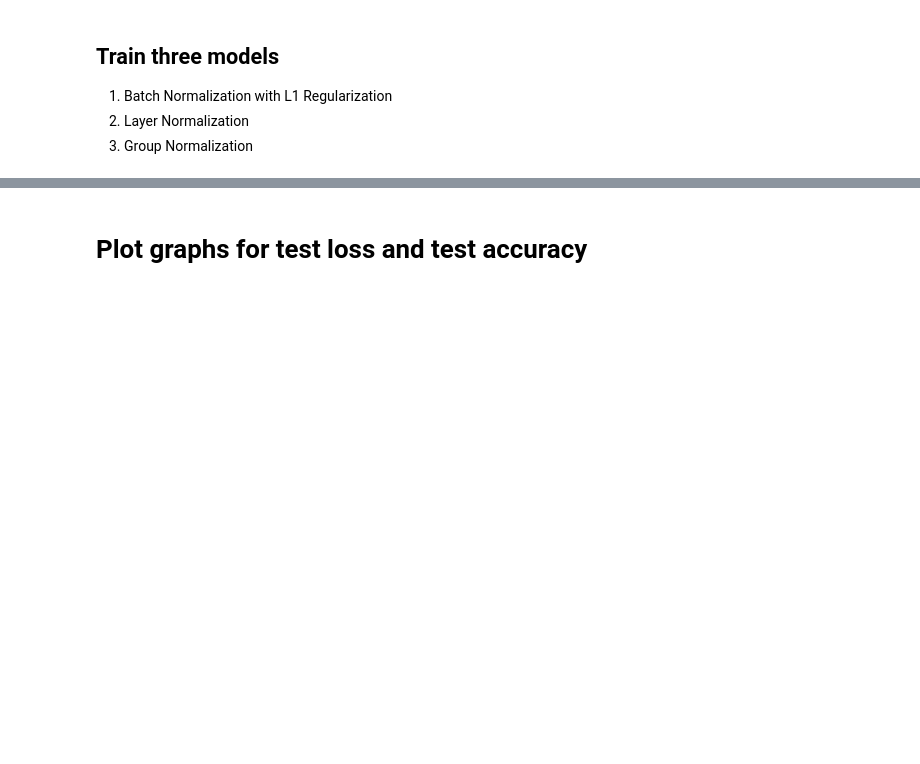
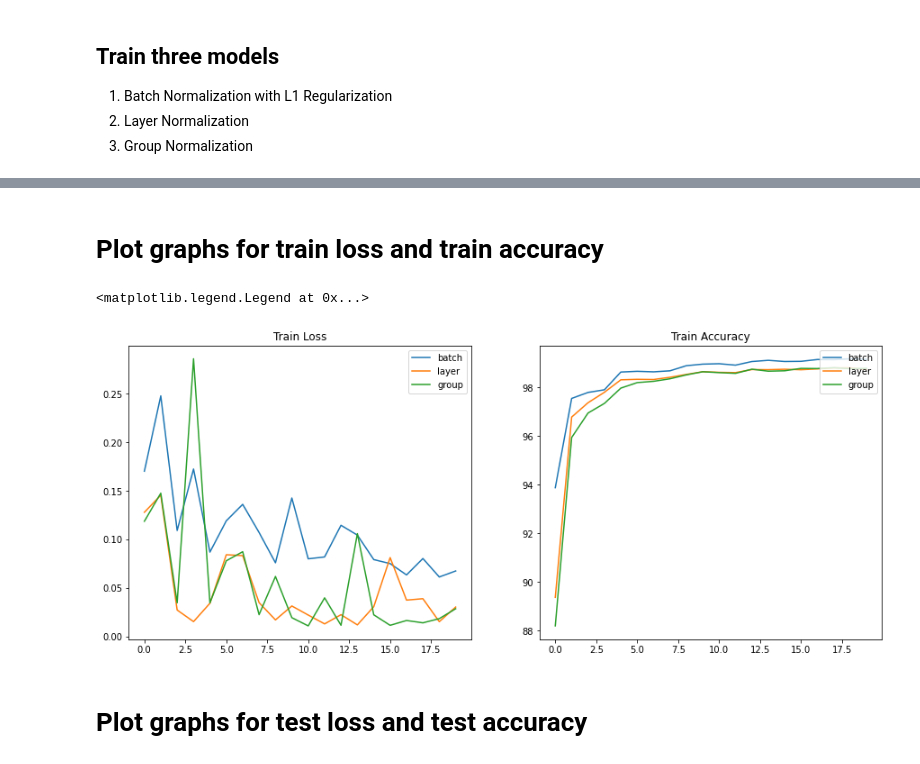
Before and after one commit to nitingarg2015/EVA8, a Jupyter notebook: Assignment 5/Assignment_5_v1.ipynb, the cells around one changed output, grey strips where cells are left out. Saved outputs shown, nothing was run; the diff lists cells and outputs as text; code cells hidden in the pictures; blank space fills up the shorter version.

```diff
--- a/Assignment 5/Assignment_5_v1.ipynb
+++ b/Assignment 5/Assignment_5_v1.ipynb
@@ -261,6 +277,30 @@ Test set: Average loss: 0.0234, Accuracy: 9919/10000 (99.19%)
 
 EPOCH: 12 Learning Rate:  0.016000000000000004
 ... (49 outputs left out)
+# %% [markdown]
+# Plot graphs for train loss and train accuracy
+# %%
+# function for plotting graphs
+import matplotlib.pyplot as plt
+
+
+fig, axs = plt.subplots(1,2,figsize=(15,6))
+axs[0].plot(b_train_losses, label = 'batch')
+axs[0].plot(l_train_losses, label = 'layer')
+axs[0].plot(g_train_losses, label = 'group')
+axs[0].set_title("Train Loss")
+axs[0].legend()
+axs[0].legend(loc='upper right')
+
+axs[1].plot(b_train_acc, label = 'batch')
+axs[1].plot(l_train_acc, label = 'layer')
+axs[1].plot(g_train_acc, label = 'group')
+axs[1].set_title("Train Accuracy")
+axs[1].legend()
+axs[1].legend(loc='upper right')
+# %% [output]
+<matplotlib.legend.Legend at 0x...>
+[figure, added]
 # %% [markdown]
 # Plot graphs for test loss and test accuracy
 # %%
```
Also changed, not shown: parts of 6 cells of this notebook.
